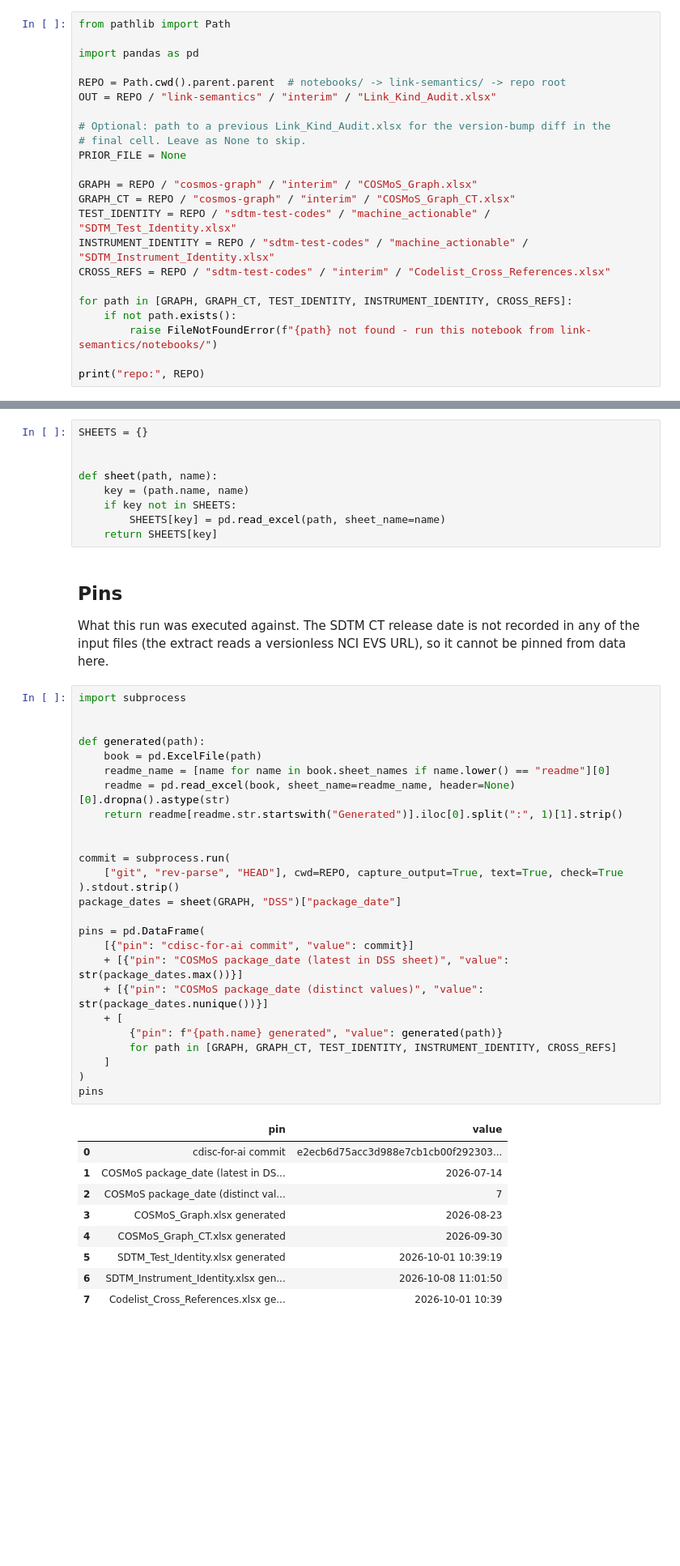
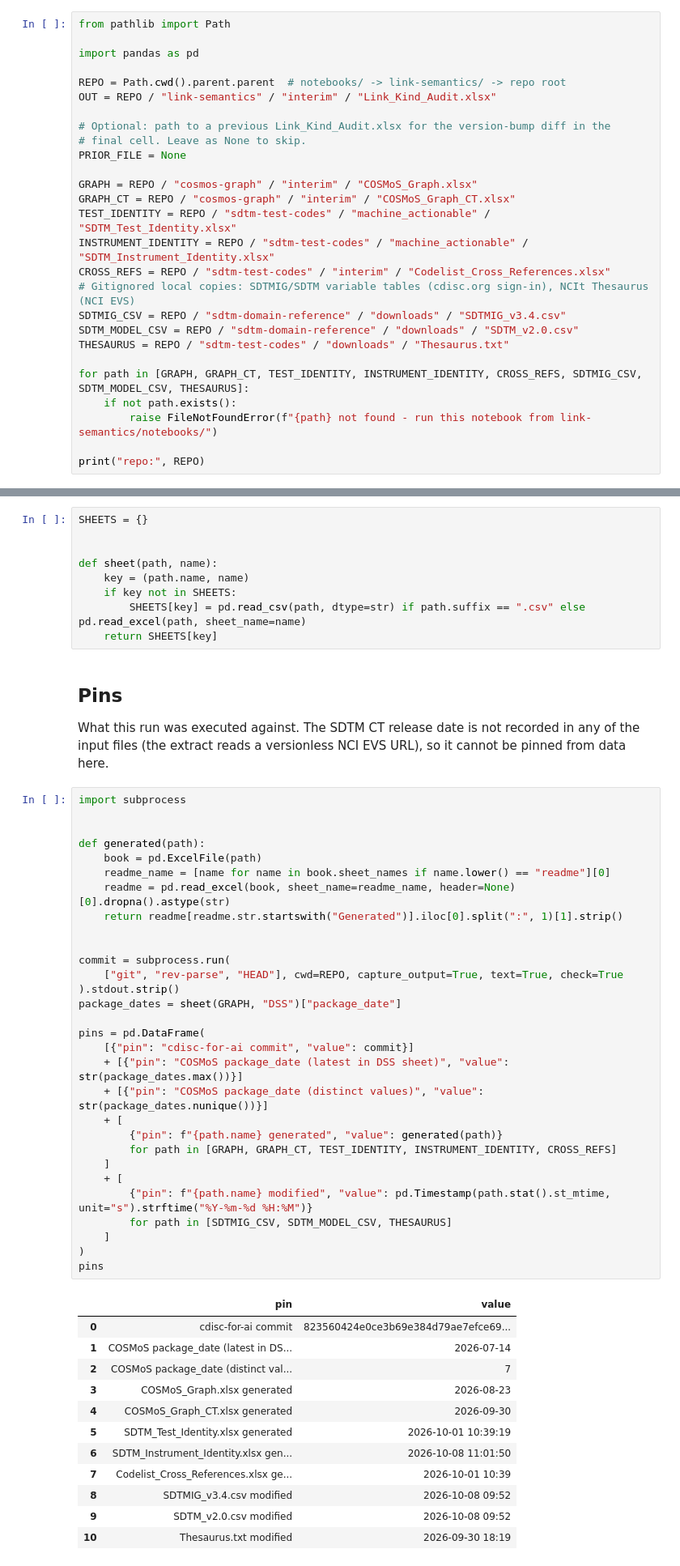
Before and after one commit to kerfors/cdisc-for-ai, a Jupyter notebook: link-semantics/notebooks/Link_Kind_Audit.ipynb, the cells around one changed output, grey strips where cells are left out. Shown at 81% size. Saved outputs shown, nothing was run; the diff lists cells and outputs as text; blank space fills up the shorter version.

```diff
--- a/link-semantics/notebooks/Link_Kind_Audit.ipynb
+++ b/link-semantics/notebooks/Link_Kind_Audit.ipynb
@@ -48,8 +52,12 @@ GRAPH_CT = REPO / "cosmos-graph" / "interim" / "COSMoS_Graph_CT.xlsx"
 TEST_IDENTITY = REPO / "sdtm-test-codes" / "machine_actionable" / "SDTM_Test_Identity.xlsx"
 INSTRUMENT_IDENTITY = REPO / "sdtm-test-codes" / "machine_actionable" / "SDTM_Instrument_Identity.xlsx"
 CROSS_REFS = REPO / "sdtm-test-codes" / "interim" / "Codelist_Cross_References.xlsx"
+# Gitignored local copies: SDTMIG/SDTM variable tables (cdisc.org sign-in), NCIt Thesaurus (NCI EVS)
+SDTMIG_CSV = REPO / "sdtm-domain-reference" / "downloads" / "SDTMIG_v3.4.csv"
+SDTM_MODEL_CSV = REPO / "sdtm-domain-reference" / "downloads" / "SDTM_v2.0.csv"
+THESAURUS = REPO / "sdtm-test-codes" / "downloads" / "Thesaurus.txt"
 
-for path in [GRAPH, GRAPH_CT, TEST_IDENTITY, INSTRUMENT_IDENTITY, CROSS_REFS]:
+for path in [GRAPH, GRAPH_CT, TEST_IDENTITY, INSTRUMENT_IDENTITY, CROSS_REFS, SDTMIG_CSV, SDTM_MODEL_CSV, THESAURUS]:
     if not path.exists():
         raise FileNotFoundError(f"{path} not found - run this notebook from link-semantics/notebooks/")
 
@@ -63,7 +71,7 @@ SHEETS = {}
 def sheet(path, name):
     key = (path.name, name)
     if key not in SHEETS:
-        SHEETS[key] = pd.read_excel(path, sheet_name=name)
+        SHEETS[key] = pd.read_csv(path, dtype=str) if path.suffix == ".csv" else pd.read_excel(path, sheet_name=name)
     return SHEETS[key]
 # %% [markdown]
 ## Pins
@@ -74,32 +82,36 @@ cannot be pinned from data here.
 # %%
 import subprocess
 
 
 def generated(path):
     book = pd.ExcelFile(path)
     readme_name = [name for name in book.sheet_names if name.lower() == "readme"][0]
     readme = pd.read_excel(book, sheet_name=readme_name, header=None)[0].dropna().astype(str)
     return readme[readme.str.startswith("Generated")].iloc[0].split(":", 1)[1].strip()
 
 
 commit = subprocess.run(
     ["git", "rev-parse", "HEAD"], cwd=REPO, capture_output=True, text=True, check=True
 ).stdout.strip()
 package_dates = sheet(GRAPH, "DSS")["package_date"]
 
 pins = pd.DataFrame(
     [{"pin": "cdisc-for-ai commit", "value": commit}]
     + [{"pin": "COSMoS package_date (latest in DSS sheet)", "value": str(package_dates.max())}]
     + [{"pin": "COSMoS package_date (distinct values)", "value": str(package_dates.nunique())}]
     + [
         {"pin": f"{path.name} generated", "value": generated(path)}
         for path in [GRAPH, GRAPH_CT, TEST_IDENTITY, INSTRUMENT_IDENTITY, CROSS_REFS]
     ]
+    + [
+        {"pin": f"{path.name} modified", "value": pd.Timestamp(path.stat().st_mtime, unit="s").strftime("%Y-%m-%d %H:%M")}
+        for path in [SDTMIG_CSV, SDTM_MODEL_CSV, THESAURUS]
+    ]
 )
 pins
 # %% [output]
 |  | pin | value |
-| 0 | cdisc-for-ai commit | e2ecb6d75acc3d988e7cb1cb00f292303... |
+| 0 | cdisc-for-ai commit | 823560424e0ce3b69e384d79ae7efce69... |
 | 1 | COSMoS package_date (latest in DS... | 2026-07-14 |
 | 2 | COSMoS package_date (distinct val... | 7 |
 | 3 | COSMoS_Graph.xlsx generated | 2026-08-23 |
@@ -107,6 +119,9 @@ pins
 | 5 | SDTM_Test_Identity.xlsx generated | 2026-10-01 10:39:19 |
 | 6 | SDTM_Instrument_Identity.xlsx gen... | 2026-10-08 11:01:50 |
 | 7 | Codelist_Cross_References.xlsx ge... | 2026-10-01 10:39 |
+| 8 | SDTMIG_v3.4.csv modified | 2026-10-08 09:52 |
+| 9 | SDTM_v2.0.csv modified | 2026-10-08 09:52 |
+| 10 | Thesaurus.txt modified | 2026-09-30 18:19 |
 # %% [markdown]
 ## Inventory
 
```
Also changed, not shown: parts of 8 cells of this notebook, 1 other file.
